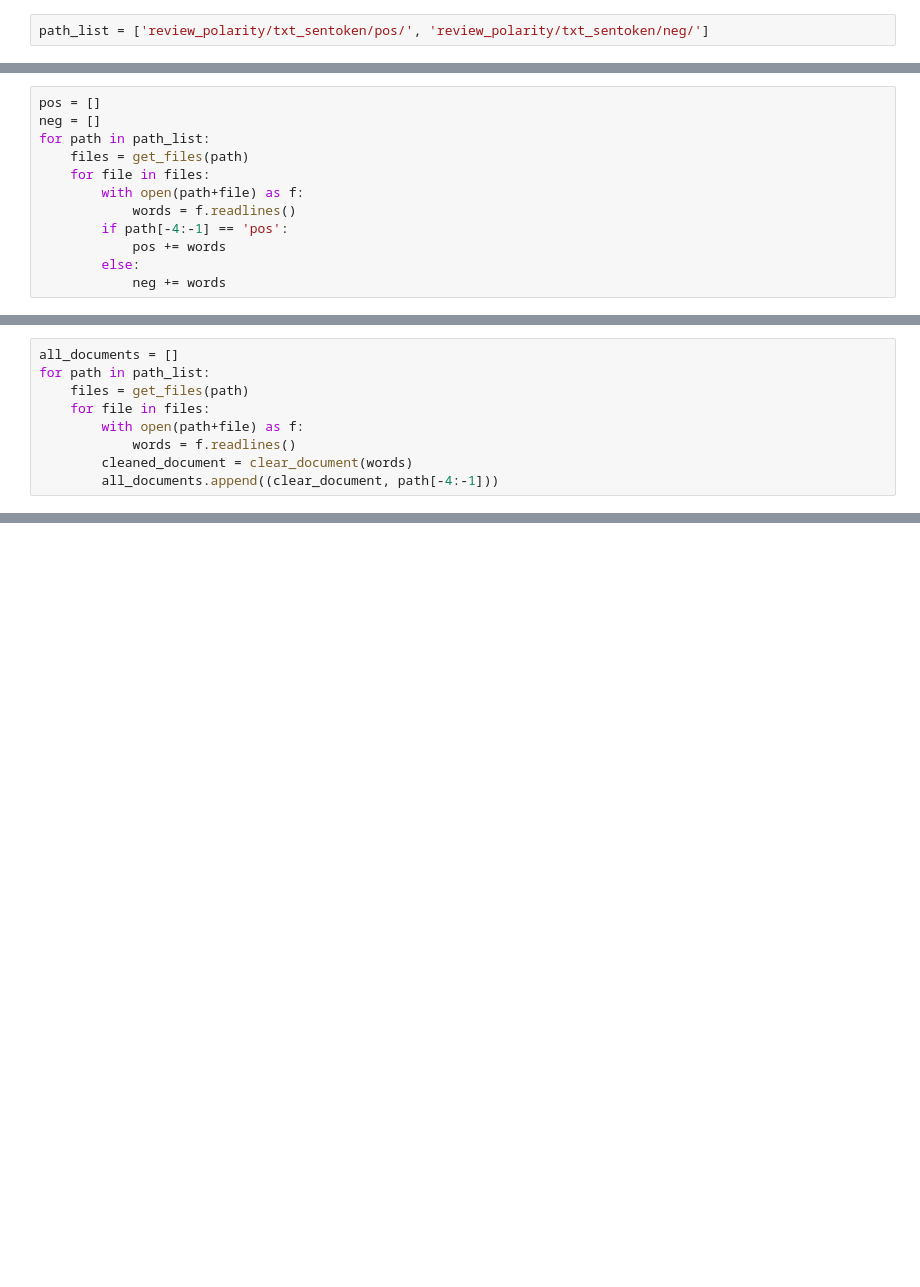
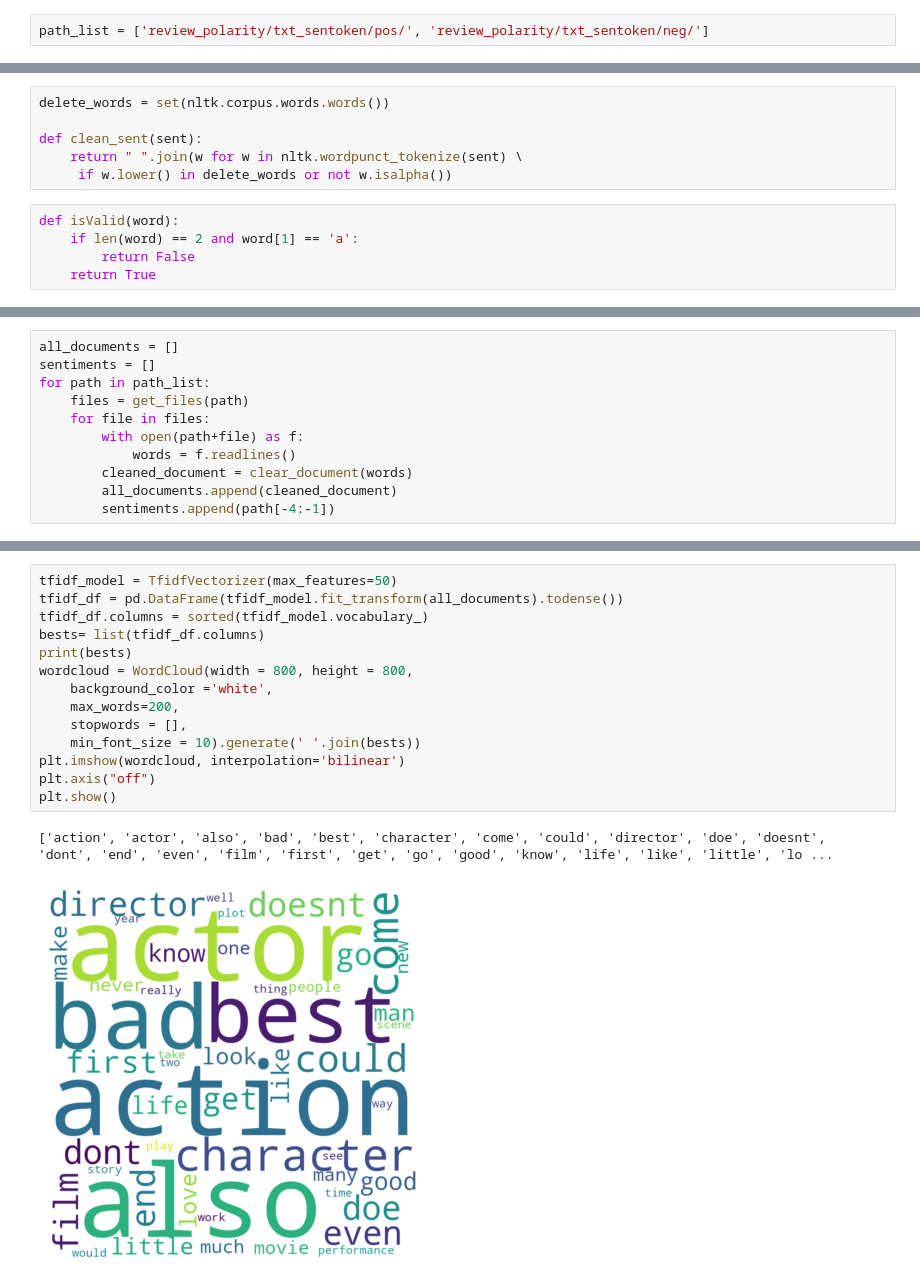
Before and after one commit to HarunErenMutlu/text_mining, a Jupyter notebook: nlp.ipynb, the cells around one changed output, grey strips where cells are left out. Saved outputs shown, nothing was run; the diff lists cells and outputs as text; blank space fills up the shorter version.

```diff
--- a/nlp.ipynb
+++ b/nlp.ipynb
@@ -17,3 +28,14 @@ def clean(word):
+# %%
+delete_words = set(nltk.corpus.words.words())
+
+def clean_sent(sent):
+    return " ".join(w for w in nltk.wordpunct_tokenize(sent) \
+     if w.lower() in delete_words or not w.isalpha())
+# %%
+def isValid(word):
+    if len(word) == 2 and word[1] == 'a':
+        return False
+    return True
 # %%
 def clear_document(sentences):
     new_words = ''
@@ -28,12 +53,11 @@ def clear_document(sentences):
 # %%
-pos = []
-neg = []
+all_documents = []
+sentiments = []
 for path in path_list:
     files = get_files(path)
     for file in files:
         with open(path+file) as f:
             words = f.readlines()
-        if path[-4:-1] == 'pos':
-            pos += words
-        else:
-            neg += words
+        cleaned_document = clear_document(words)
+        all_documents.append(cleaned_document)
+        sentiments.append(path[-4:-1])
@@ -42,9 +63,0 @@ cleaned_document = clear_document(pos)
-# %%
-all_documents = []
-for path in path_list:
-    files = get_files(path)
-    for file in files:
-        with open(path+file) as f:
-            words = f.readlines()
-        cleaned_document = clear_document(words)
-        all_documents.append((clear_document, path[-4:-1]))
@@ -50,0 +112,17 @@ for path in path_list:
+# %%
+tfidf_model = TfidfVectorizer(max_features=50)
+tfidf_df = pd.DataFrame(tfidf_model.fit_transform(all_documents).todense())
+tfidf_df.columns = sorted(tfidf_model.vocabulary_)
+bests= list(tfidf_df.columns)
+print(bests)
+wordcloud = WordCloud(width = 800, height = 800,
+    background_color ='white',
+    max_words=200,
+    stopwords = [],
+    min_font_size = 10).generate(' '.join(bests))
+plt.imshow(wordcloud, interpolation='bilinear')
+plt.axis("off")
+plt.show()
+# %% [output]
+['action', 'actor', 'also', 'bad', 'best', 'character', 'come', 'could', 'director', 'doe', 'doesnt', 'dont', 'end', 'even', 'film', 'first', 'get', 'go', 'good', 'know', 'life', 'like', 'little', 'lo ...
+[figure, added]
```
Also changed, not shown: parts of 11 cells of this notebook.
